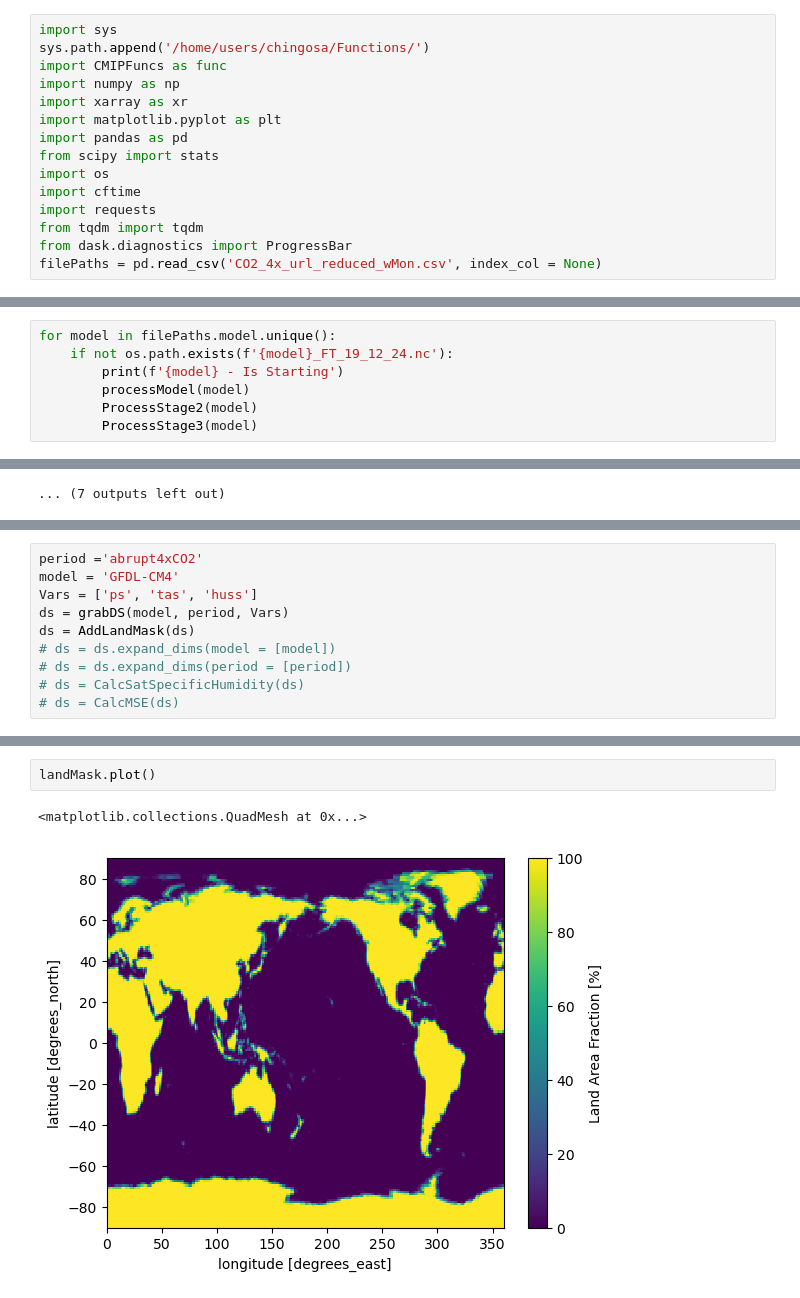
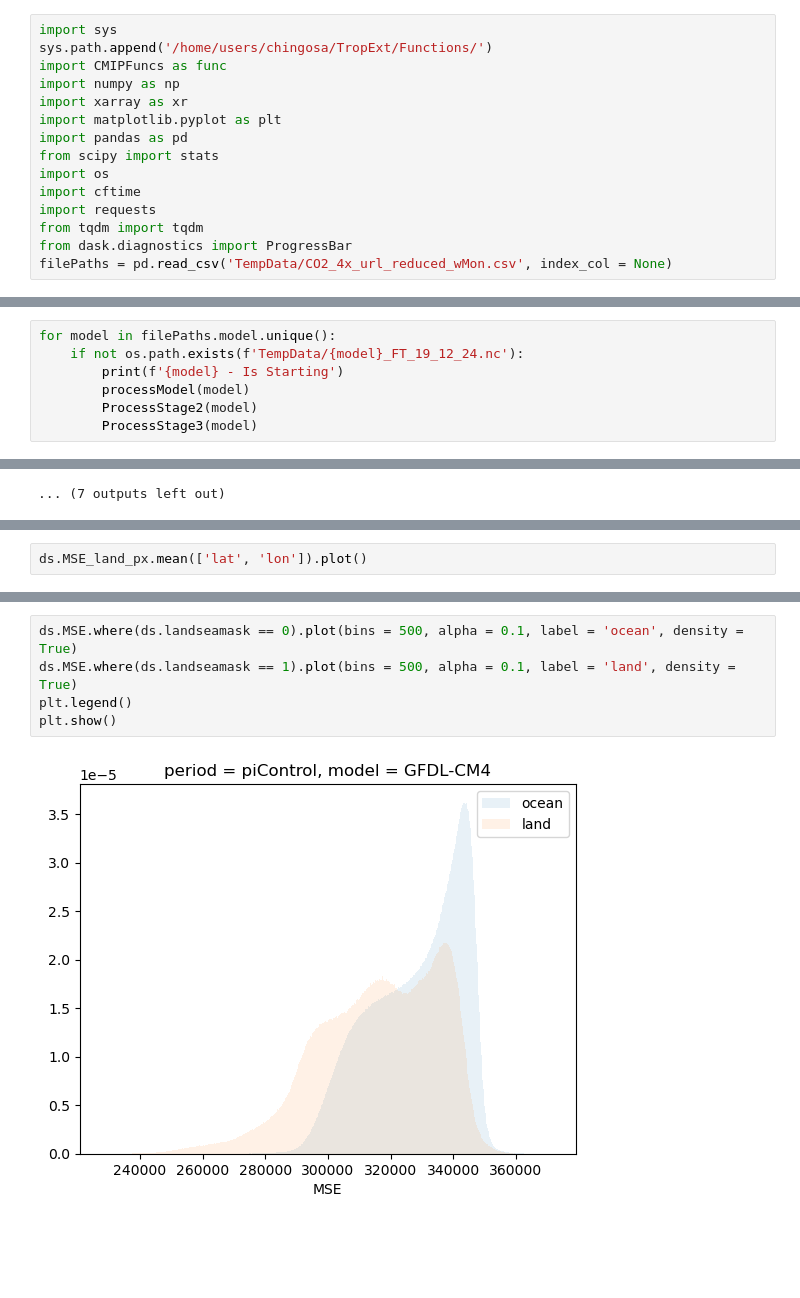
Before and after one commit to chingosa/TropExt, a Jupyter notebook: CMIP6_Analysis/17_12_24.ipynb, the cells around one changed output, grey strips where cells are left out. Saved outputs shown, nothing was run; the diff lists cells and outputs as text; blank space fills up the shorter version.

```diff
--- a/CMIP6_Analysis/17_12_24.ipynb
+++ b/CMIP6_Analysis/17_12_24.ipynb
@@ -15,7 +15,7 @@
  ### First Project - Get Info and Add Landgrid/easy calculations
 # %%
 import sys
-sys.path.append('/home/users/chingosa/Functions/')
+sys.path.append('/home/users/chingosa/TropExt/Functions/')
 import CMIPFuncs as func
 import numpy as np
 import xarray as xr
@@ -27,7 +27,7 @@ import cftime
 import requests
 from tqdm import tqdm
 from dask.diagnostics import ProgressBar
-filePaths = pd.read_csv('CO2_4x_url_reduced_wMon.csv', index_col = None)
+filePaths = pd.read_csv('TempData/CO2_4x_url_reduced_wMon.csv', index_col = None)
 # %%
 def grabDS(model, period, Vars):
     try:
@@ -457,7 +457,7 @@ def ProcessStage3(model):
     return None
 # %%
 for model in filePaths.model.unique():
-    if not os.path.exists(f'{model}_FT_19_12_24.nc'):
+    if not os.path.exists(f'TempData/{model}_FT_19_12_24.nc'):
         print(f'{model} - Is Starting')
         processModel(model)
         ProcessStage2(model)
@@ -593,11 +630,3 @@ for Var in ['tas', 'huss', 'qsat']:
 # %%
-period ='abrupt4xCO2'
-model = 'GFDL-CM4'
-Vars = ['ps', 'tas', 'huss']
-ds = grabDS(model, period, Vars)
-ds = AddLandMask(ds)
-# ds = ds.expand_dims(model = [model])
-# ds = ds.expand_dims(period = [period])
-# ds = CalcSatSpecificHumidity(ds)
-# ds = CalcMSE(ds)
+ds.MSE_land_px.mean(['lat', 'lon']).plot()
 # %% [output]
@@ -607,5 +655,7 @@ landMask = xr.open_dataset('/badc/cmip6/data/CMIP6/ScenarioMIP/NOAA-GFDL/GFDL-CM
 # %%
-landMask.plot()
+ds.MSE.where(ds.landseamask == 0).plot(bins = 500, alpha = 0.1, label = 'ocean', density = True)
+ds.MSE.where(ds.landseamask == 1).plot(bins = 500, alpha = 0.1, label = 'land', density = True)
+plt.legend()
+plt.show()
 # %% [output]
-<matplotlib.collections.QuadMesh at 0x...>
-[figure, old version]
+[figure, new version]
```
Also changed, not shown: parts of 9 cells of this notebook, 7 other files.
